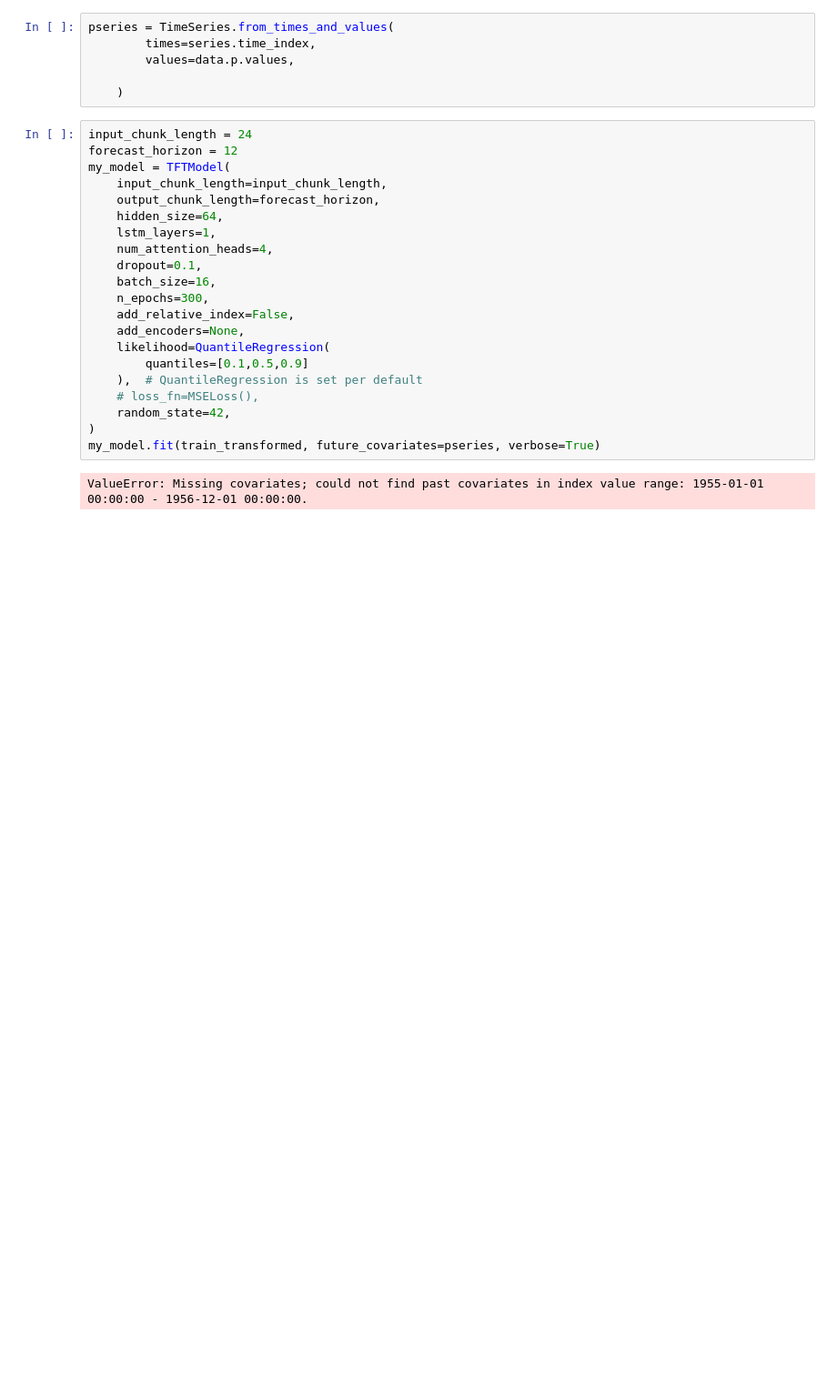
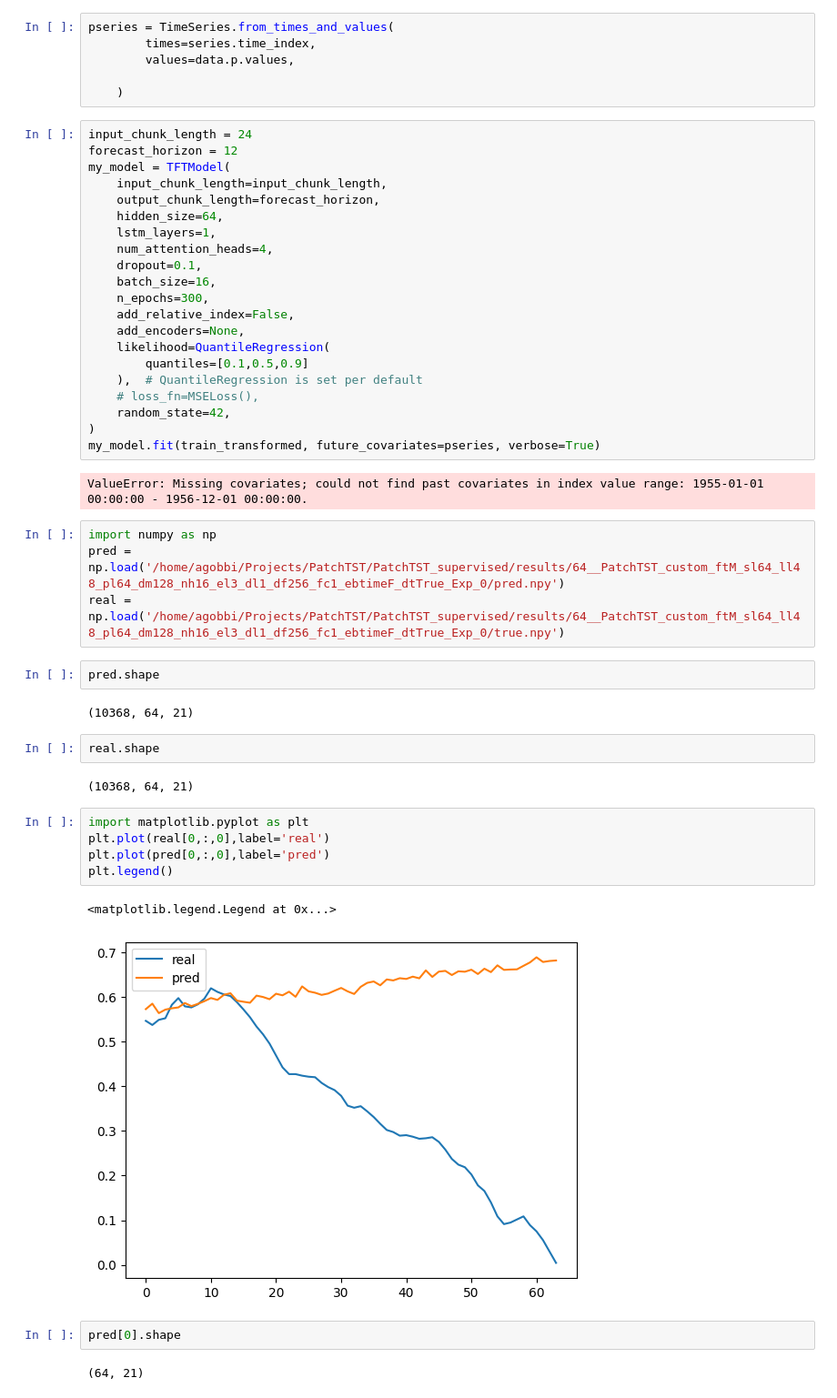
Before and after one commit to DSIP-FBK/DSIPTS, a Jupyter notebook: notebooks/Untitled.ipynb, the cells around one changed output. Shown at 91% size. Cells and saved outputs as stored; diff of their text form; blank space fills up the shorter version.

```diff
--- a/notebooks/Untitled.ipynb
+++ b/notebooks/Untitled.ipynb
@@ -164,3 +164,27 @@ my_model = TFTModel(
 my_model.fit(train_transformed, future_covariates=pseries, verbose=True)
 # %% [output]
 ValueError: Missing covariates; could not find past covariates in index value range: 1955-01-01 00:00:00 - 1956-12-01 00:00:00.
+# %%
+import numpy as np
+pred = np.load('/home/agobbi/Projects/PatchTST/PatchTST_supervised/results/64__PatchTST_custom_ftM_sl64_ll48_pl64_dm128_nh16_el3_dl1_df256_fc1_ebtimeF_dtTrue_Exp_0/pred.npy')
+real = np.load('/home/agobbi/Projects/PatchTST/PatchTST_supervised/results/64__PatchTST_custom_ftM_sl64_ll48_pl64_dm128_nh16_el3_dl1_df256_fc1_ebtimeF_dtTrue_Exp_0/true.npy')
+# %%
+pred.shape
+# %% [output]
+(10368, 64, 21)
+# %%
+real.shape
+# %% [output]
+(10368, 64, 21)
+# %%
+import matplotlib.pyplot as plt
+plt.plot(real[0,:,0],label='real')
+plt.plot(pred[0,:,0],label='pred')
+plt.legend()
+# %% [output]
+<matplotlib.legend.Legend at 0x...>
+[figure, added]
+# %%
+pred[0].shape
+# %% [output]
+(64, 21)
```
Also changed, not shown: 6 other files.
